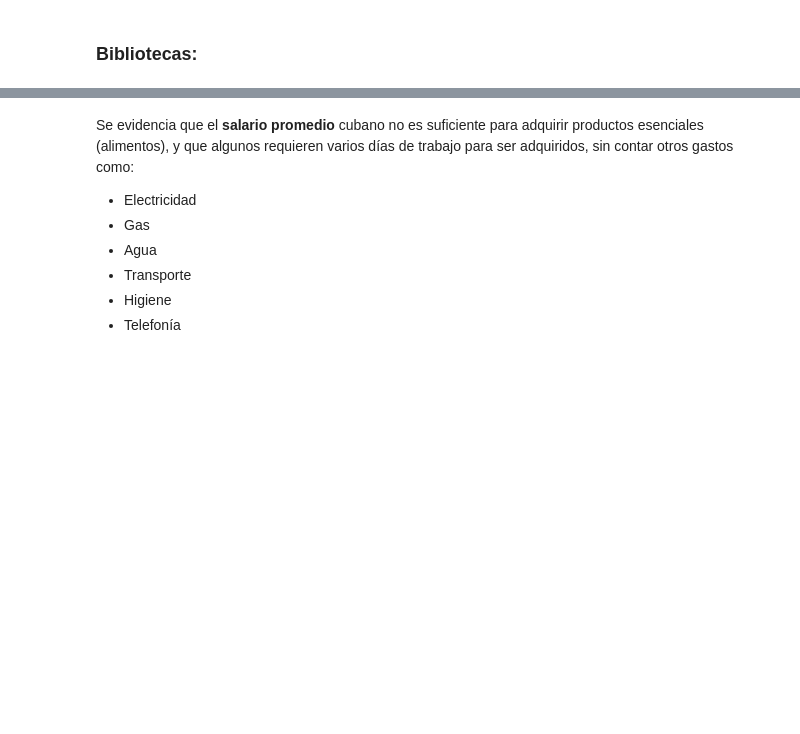
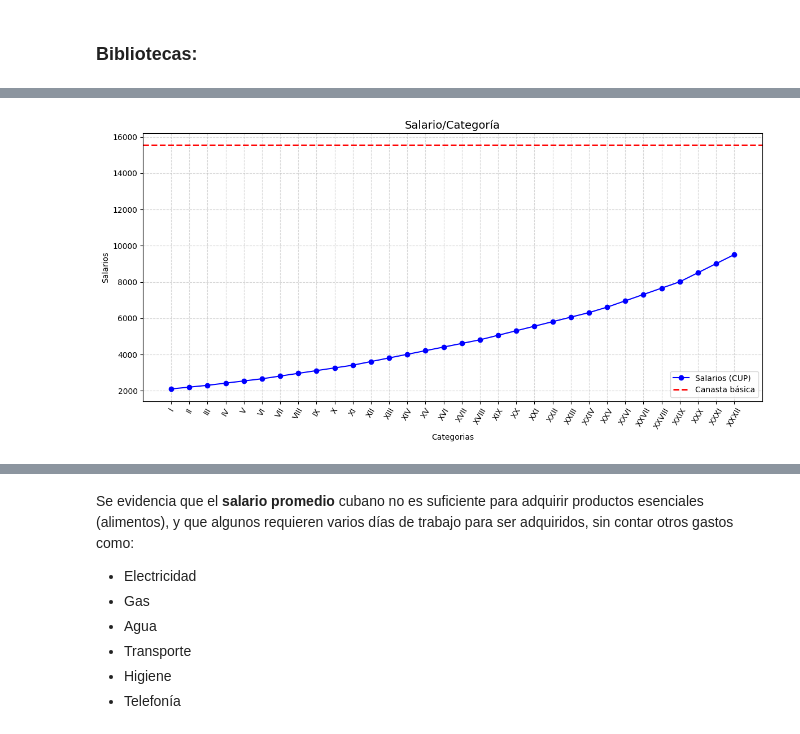
Before and after one commit to L14Npy/project_01, a Jupyter notebook: story.ipynb, the cells around one changed output, grey strips where cells are left out. Drawn from its saved outputs; the diff is of its cells as text; code cells hidden in the pictures; blank space fills up the shorter version.

```diff
--- a/story.ipynb
+++ b/story.ipynb
@@ -121,0 +53,4 @@ ChartNecesaryDaysPlotD(22)
+# %%
+ChartSalaries()
+# %% [output]
+[figure, added]
```
Also changed, not shown: parts of 40 cells of this notebook, 10 other files.
